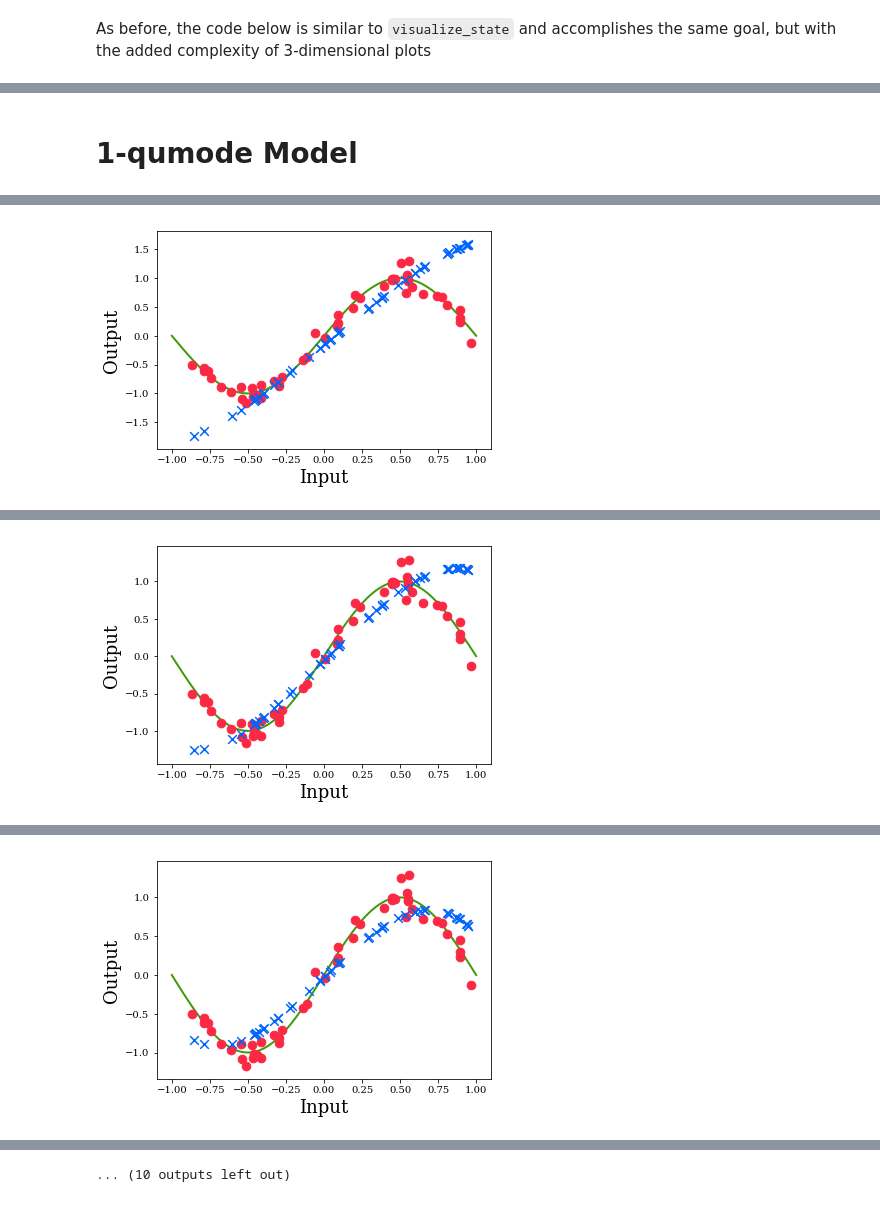
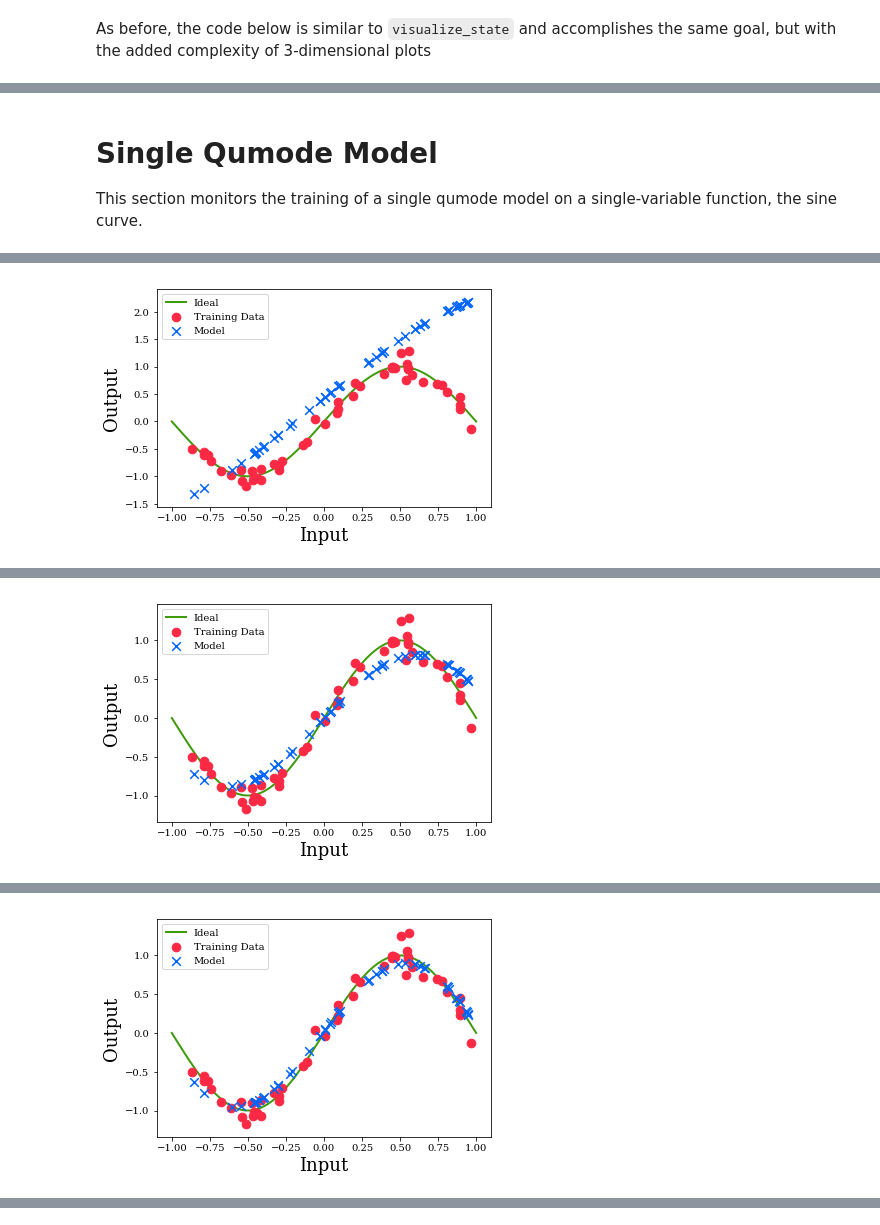
Before and after one commit to mattbcuw/PHYS575_coding_project, a Jupyter notebook: Function+Fitting.ipynb, the cells around one changed output, grey strips where cells are left out. Cells and saved outputs as stored; diff of their text form; code cells hidden in the pictures.

```diff
--- a/Function+Fitting.ipynb
+++ b/Function+Fitting.ipynb
@@ -51,7 +51,7 @@ sq_clip = 50
 kerr_clip = 50
 
 # Iterations of training
-reps = 100
+reps = 200
 # %% [markdown]
 # Reproducing Results in One Dimension
 
@@ -162,18 +162,21 @@ def visualize_state(session, save_state = False):
     fig, ax = plt.subplots(1,1)
 
     # Plot the ideal
-    ax.plot(x, f1(x), color='#3f9b0b', zorder=1, linewidth=2)
+    ideal = ax.plot(x, f1(x), color='#3f9b0b', zorder=1, linewidth=2, label="Ideal")
 
     # Plot the training data, which deviate from the ideal randomly (and intentionaly)
-    ax.scatter(train_data, data_y, color='#fb2943', marker='o', zorder=2, s=75)
+    training = ax.scatter(train_data, data_y, color='#fb2943', marker='o', zorder=2, s=75, label="Training Data")
 
     # Plot the model's current predictions
-    ax.scatter(test_data, predictions, color='#0165fc', marker='x', zorder=3, s=75)
+    model = ax.scatter(test_data, predictions, color='#0165fc', marker='x', zorder=3, s=75, label="Model")
 
     ax.set_xlabel('Input', fontsize=18)
     ax.set_ylabel('Output', fontsize=18)
     ax.tick_params(axis='both', which='minor', labelsize=16)
 
+    #ax.legend(handles=[ideal, training, model])
+    ax.legend()
+
     plt.show()
 # %% [markdown]
 ## Generalizing to Two Dimensions
@@ -289,15 +292,19 @@ def visualize_state_3d(session, save_state = False):
                            linewidth=0, antialiased=False)
 
     # plot the training data, in red
-    ax.scatter3D(train_data[:,0],train_data[:,1], data_y, color='#fb2943', marker='o', zorder=2, s=75)
+    ax.scatter3D(train_data[:,0],train_data[:,1], data_y,
+                 color='#fb2943', marker='o', zorder=2, s=75, label="Training Data")
 
     # plot the test predictions, in blue
-    ax.scatter(test_data[:, 0], test_data[:, 1], predictions, color='#0165fc', marker='x', zorder=3, s=75)
+    ax.scatter(test_data[:, 0], test_data[:, 1], predictions,
+               color='#0165fc', marker='x', zorder=3, s=75, label="Model")
     ax.set_xlabel('Input X', fontsize=18)
     ax.set_ylabel('Input Y', fontsize=18)
     ax.set_zlabel('Output', fontsize=18)
     ax.tick_params(axis='both', which='minor', labelsize=16)
 
+    ax.legend()
+
     plt.show()
 # %% [markdown]
 # The Training Loop
@@ -306,6 +315,6 @@ The code below defines the loop for training the model. This notebook uses the A
 # %%
-# Default the learning rate to the TF default: https://www.tensorflow.org/api_docs/python/tf/compat/v1/train/AdamOptimizer
-def run_training_loop(loss_mod=100, viz_mod=100, use3d=False, learning_rate=0.001):
+# Since this demo uses fewer iterations than the paper, it also uses a higher learning rate
+def run_training_loop(loss_mod=100, viz_mod=100, use3d=False, learning_rate=0.002):
     global session, train_data, data_y
 
     # Adam is an optimizer, which is simply an algorithm that adjusts the model's parameters
@@ -349,13 +358,15 @@ def run_training_loop(loss_mod=100, viz_mod=100, use3d=False, learning_rate=0.00
 
     end_time = time.time()
     return end_time - start_time
-# %% [markdown]
-# 1-qumode Model
+# %% [markdown]
+# Single Qumode Model
+
+This section monitors the training of a single qumode model on a single-variable function, the sine curve.
 # %%
 train_data = np.load('sine_train_data.npy')
 test_data = np.load('sine_test_data.npy')
 data_y = np.load('sine_outputs.npy')
 
 prepare_engine_1()
-single_time = run_training_loop(10, 10)
+single_time = run_training_loop(50, 100)
 # %% [output]
@@ -363,2 +374,2 @@ Step: 0 Loss: 0.35632744431495667
 Elapsed time is 1.0 seconds
-[figure, old version]
+[figure, new version]
@@ -367 +380 @@ Elapsed time is 2.0 seconds
-[figure, old version]
+[figure, new version]
@@ -370 +385 @@ Elapsed time is 3.0 seconds
-[figure, old version]
+[figure, new version]
@@ -380 +385,0 @@ Elapsed time is 5.0 seconds
-... (10 outputs left out)
```
Also changed, not shown: parts of 9 cells of this notebook, 1 other file.
